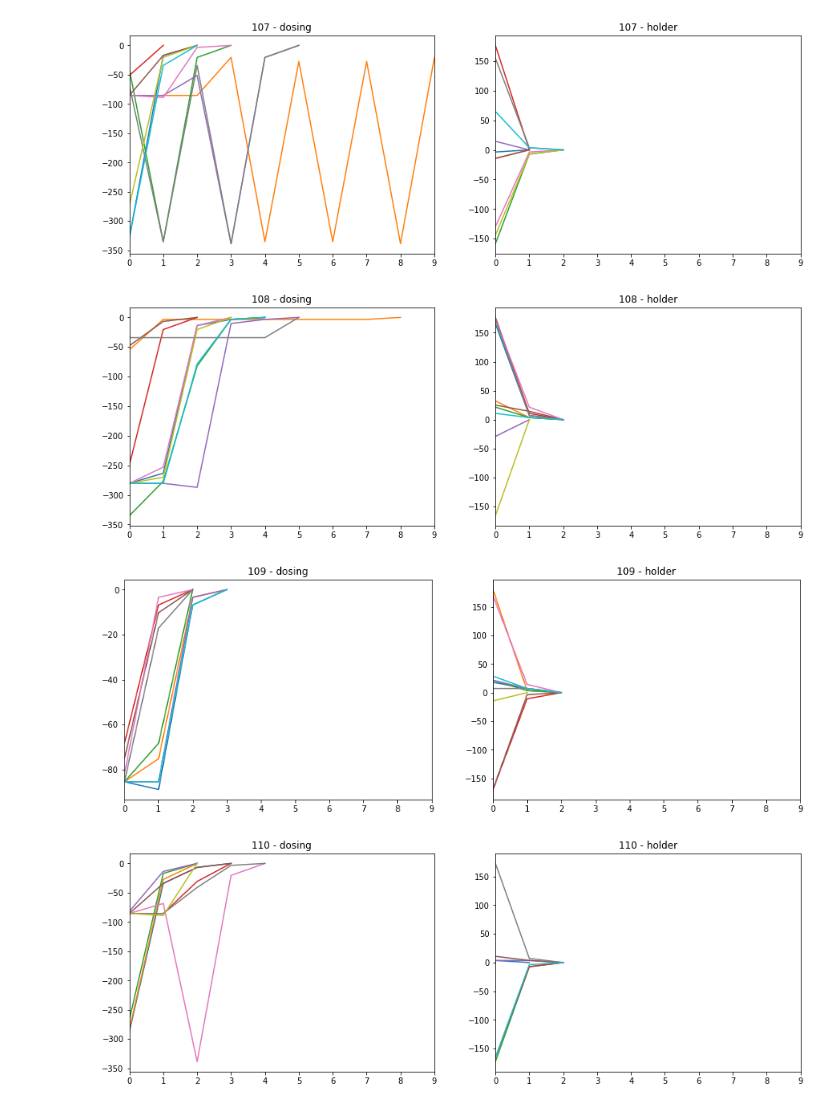
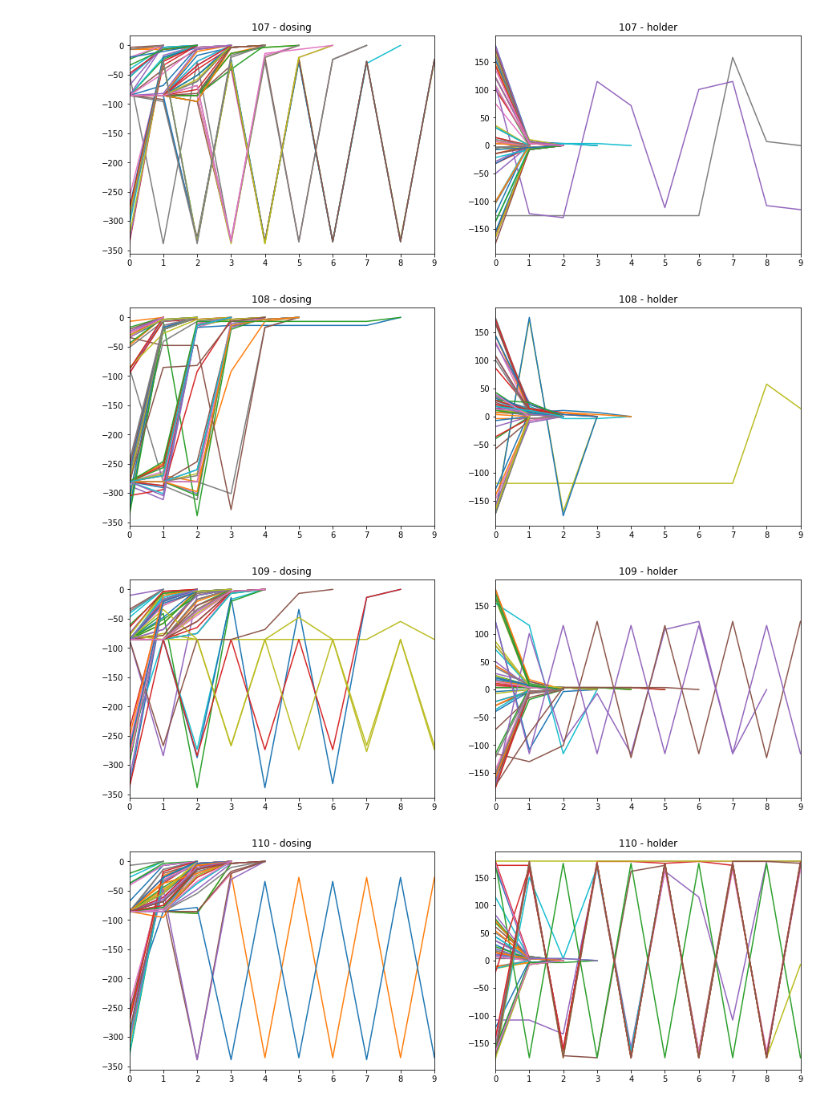
Before and after one commit to hamedty/pm, a Jupyter notebook: server/Vision Tries Analysis.ipynb, the cells around one changed output. Saved outputs shown, nothing was run; the diff lists cells and outputs as text; code cells hidden in the pictures.

```diff
--- a/server/Vision Tries Analysis.ipynb
+++ b/server/Vision Tries Analysis.ipynb
@@ -23,10 +23,10 @@ from bson.objectid import ObjectId
 
 mins = 15
 now = datetime.datetime.now() - datetime.timedelta(hours=3.5)
-from_time = now - datetime.timedelta(hours=1)
+from_time = now - datetime.timedelta(hours=20)
 dummy_id = ObjectId.from_datetime(from_time)
 
-
+print(col.find({'component': 'dosing', "_id": {"$gte": dummy_id}}).count())
 for s in range(101,111):
     fig, (ax1, ax2) = plt.subplots(1, 2)
     axs = {'dosing': ax1, 'holder': ax2}
@@ -35,6 +35,7 @@ for s in range(101,111):
     for component in ['holder', 'dosing']:
         res = col.find({'station':s, 'component': component, "_id": {"$gte": dummy_id}})
         res = [r['steps'] for r in res]
+        print(s, component, sum([len(r) == 10 for r in res])/len(res)*100)
         ax = axs[component]
         for i in res:
             ax.plot(i)
@@ -51,4 +69,4 @@ for s in range(101,111):
-[figure, old version]
+[figure, new version]
-[figure, old version]
+[figure, new version]
-[figure, old version]
+[figure, new version]
-[figure, old version]
+[figure, new version]
```
Also changed, not shown: parts of 1 cell of this notebook, 2 other files.
